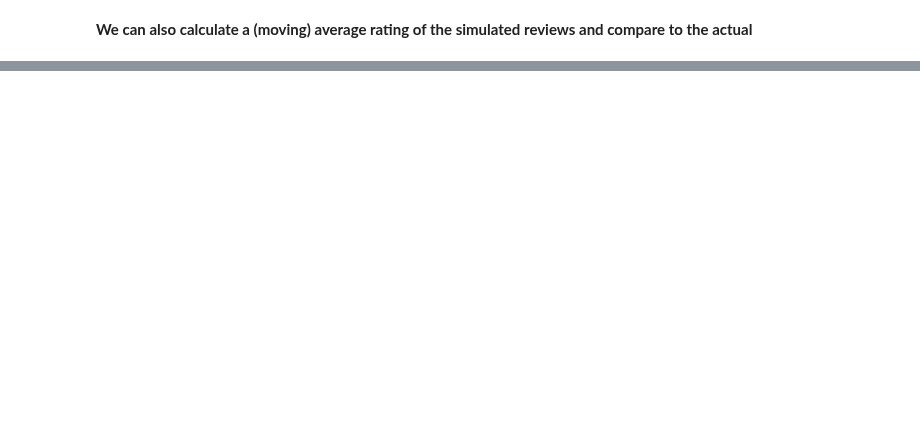
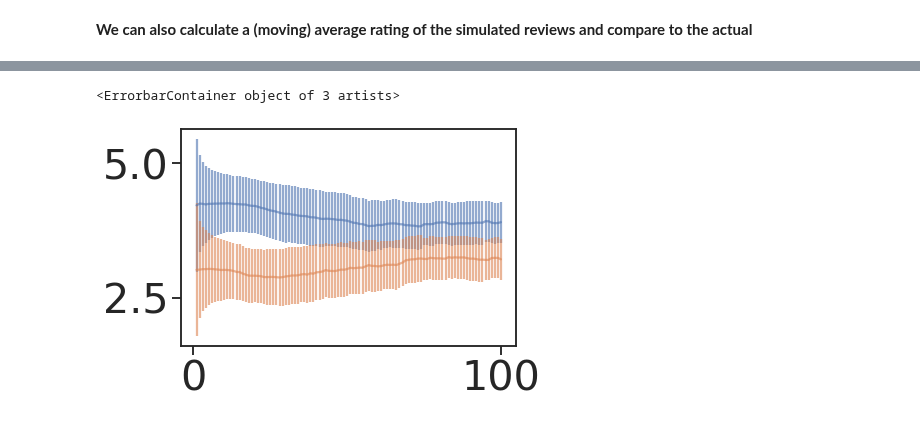
Before and after one commit to narendramukherjee/reputation-systems, a Jupyter notebook: snpe/notebooks/marketplace_simulator_analysis.ipynb, the cells around one changed output, grey strips where cells are left out. Cells and saved outputs as stored; diff of their text form; code cells hidden in the pictures; blank space fills up the shorter version.

```diff
--- a/snpe/notebooks/marketplace_simulator_analysis.ipynb
+++ b/snpe/notebooks/marketplace_simulator_analysis.ipynb
@@ -1932,0 +1616,8 @@ plt.axvline(x=inferrer.simulator.simulation_parameters["rho"][95, 1])
+# %%
+max_review_len = max([len(prod) for prod in real_avg_rating])
+prod_avg_real_rating = np.full((real_avg_rating.shape[0], max_review_len), np.nan)
+prod_avg_sim_rating = np.full((real_avg_rating.shape[0], max_review_len), np.nan)
+for prod in range(real_avg_rating.shape[0]):
+    prod_avg_real_rating[prod, :len(real_avg_rating[prod])] = real_avg_rating[prod]
+    sim_array = np.array([sim for sim in sim_avg_rating[prod]])
+    prod_avg_sim_rating[prod, :len(real_avg_rating[prod])] = np.mean(sim_array, axis=0)
@@ -1932,0 +1631,16 @@ plt.axvline(x=inferrer.simulator.simulation_parameters["rho"][95, 1])
+# %%
+plt.errorbar(
+    np.arange(100) + 1,
+    np.nanmean(prod_avg_real_rating[:, :100], axis=0),
+    np.nanstd(prod_avg_real_rating[:, :100], axis=0),
+    alpha=0.6,
+)
+plt.errorbar(
+    np.arange(100) + 1,
+    np.nanmean(prod_avg_sim_rating[:, :100], axis=0),
+    np.nanstd(prod_avg_real_rating[:, :100], axis=0),
+    alpha=0.6,
+)
+# %% [output]
+<ErrorbarContainer object of 3 artists>
+[figure, added]
```
Also changed, not shown: parts of 70 cells of this notebook, 3 other files.
